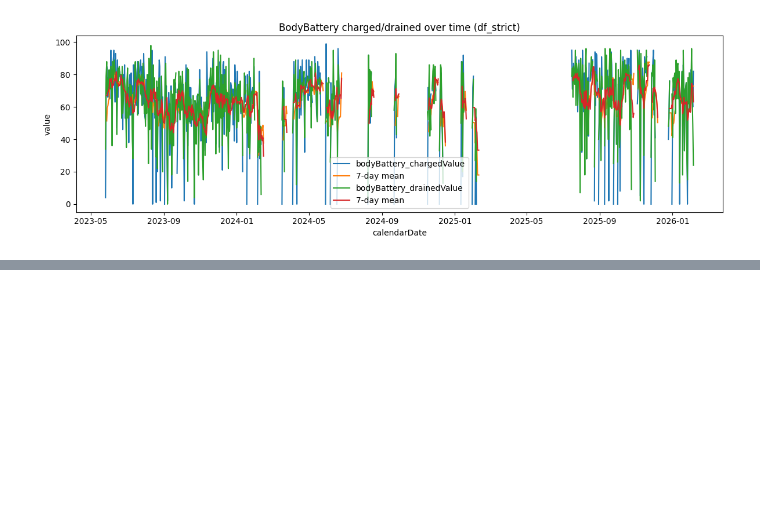
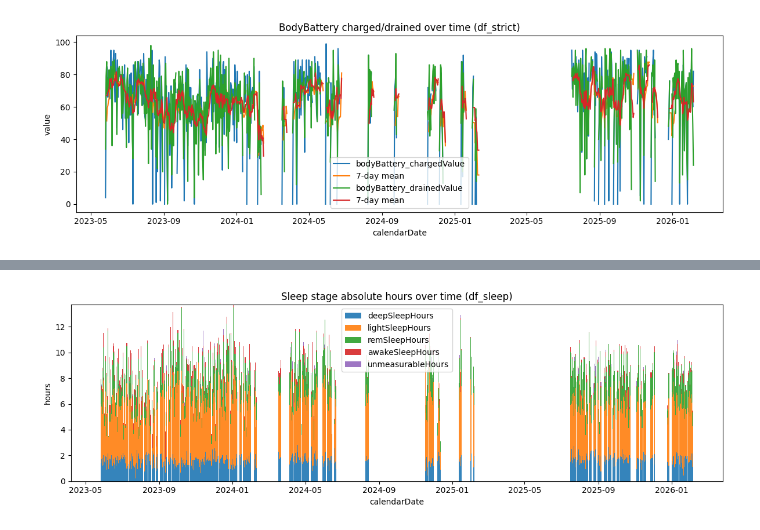
Before and after one commit to AlexBatrakov/wearable-analytics, a Jupyter notebook: notebooks/02_eda_timeseries.ipynb, the cells around one changed output, grey strips where cells are left out. Saved outputs shown, nothing was run; the diff lists cells and outputs as text; code cells hidden in the pictures; blank space fills up the shorter version.

```diff
--- a/notebooks/02_eda_timeseries.ipynb
+++ b/notebooks/02_eda_timeseries.ipynb
@@ -482,0 +500,8 @@ else:
+# %%
+plot_sleep_stage_hours(
+    df_sleep,
+    save_figs=SAVE_FIGS,
+    fig_dir=FIG_DIR,
+)
+# %% [output]
+[figure, added]
```
Also changed, not shown: parts of 9 cells of this notebook, 6 other files.
